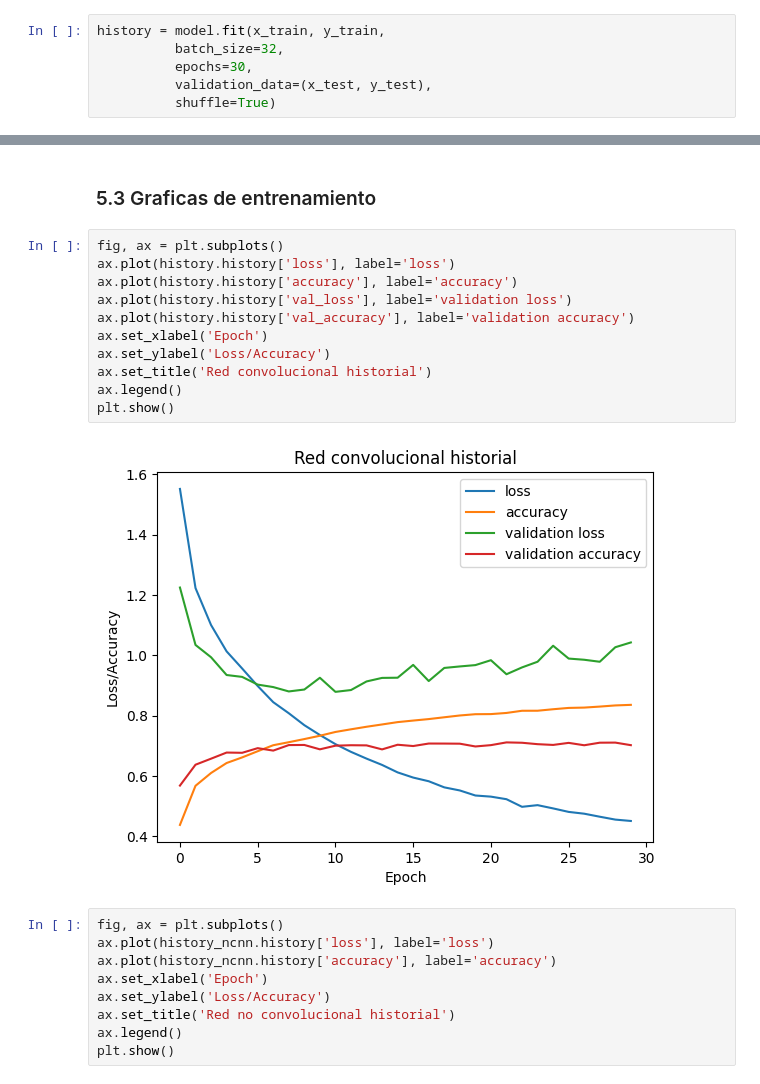
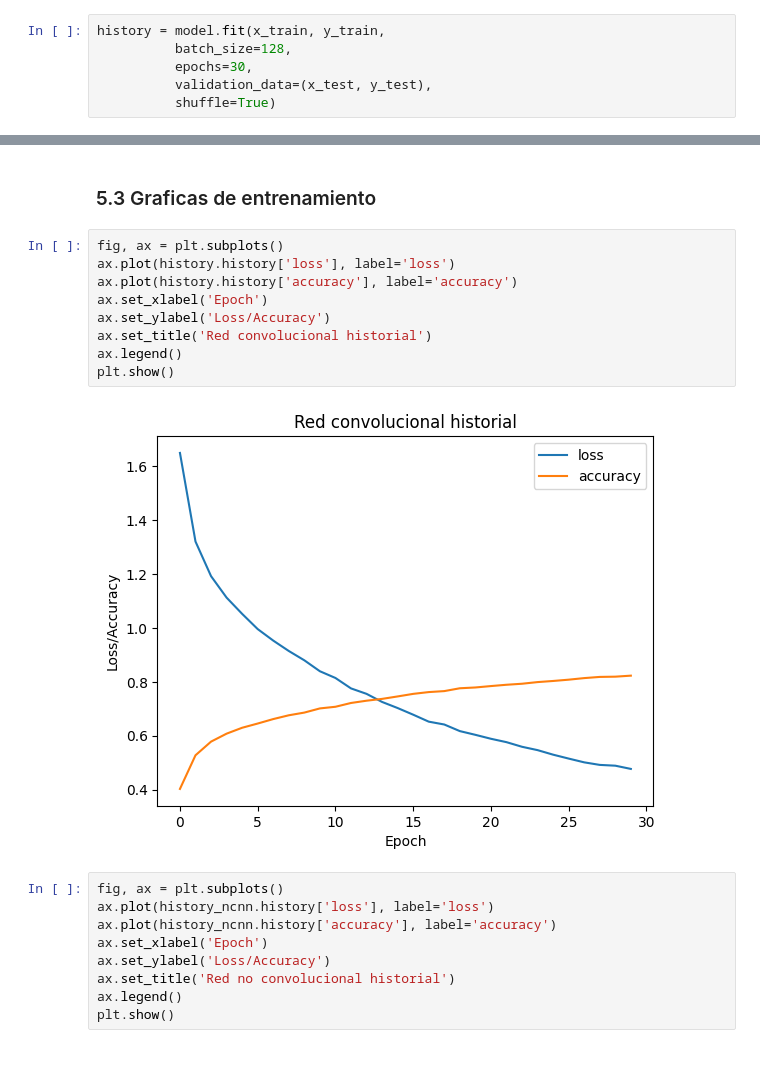
Before and after one commit to BlazeKl/Lab1-IA, a Jupyter notebook: Lab1.ipynb, the cells around one changed output, grey strips where cells are left out. Cells and saved outputs as stored; diff of their text form.

```diff
--- a/Lab1.ipynb
+++ b/Lab1.ipynb
@@ -168,7 +141,7 @@ _________________________________________________________________
 ### 5.1 Modelo convolucional
 # %%
 history = model.fit(x_train, y_train,
-          batch_size=32,
+          batch_size=128,
           epochs=30,
           validation_data=(x_test, y_test),
           shuffle=True)
@@ -221,16 +194,14 @@ Epoch 30/30
 # %%
 fig, ax = plt.subplots()
 ax.plot(history.history['loss'], label='loss')
 ax.plot(history.history['accuracy'], label='accuracy')
-ax.plot(history.history['val_loss'], label='validation loss')
-ax.plot(history.history['val_accuracy'], label='validation accuracy')
 ax.set_xlabel('Epoch')
 ax.set_ylabel('Loss/Accuracy')
 ax.set_title('Red convolucional historial')
 ax.legend()
 plt.show()
 # %% [output]
-[figure, old version]
+[figure, new version]
 # %%
 fig, ax = plt.subplots()
 ax.plot(history_ncnn.history['loss'], label='loss')
```
Also changed, not shown: parts of 6 cells of this notebook, 10 other files.
